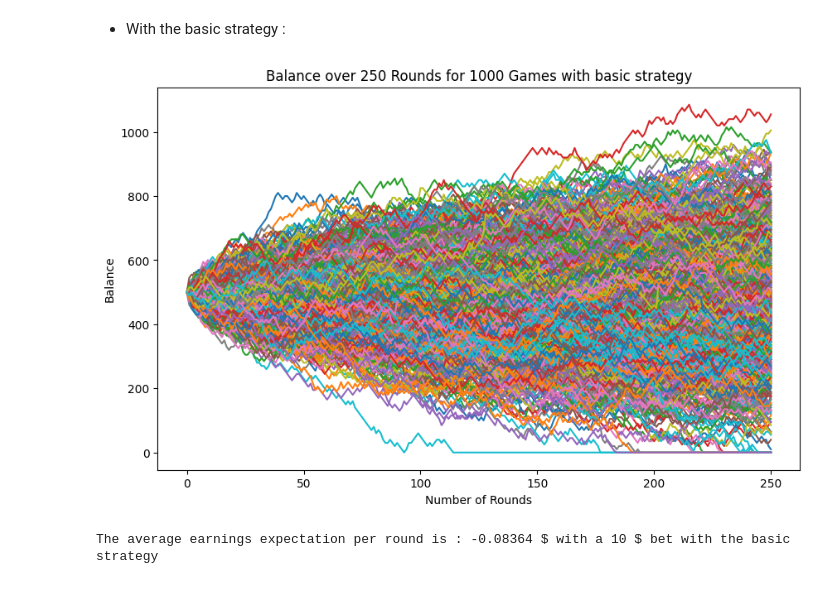
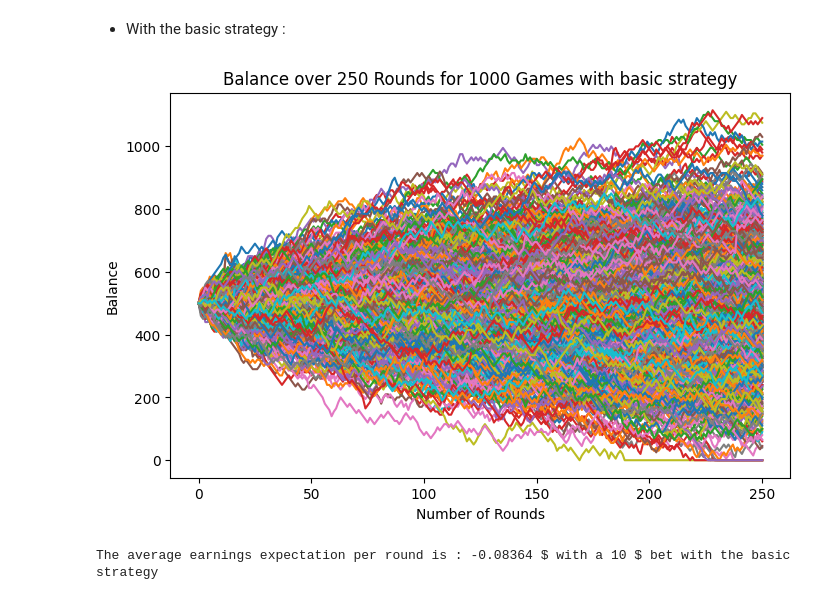
Before and after one commit to Raphael-vnt/Blackjack_monte-carlo, a Jupyter notebook: monte_carlo_simulation.ipynb, the cells around one changed output. Cells and saved outputs as stored; diff of their text form; code cells hidden in the pictures.

Commit message:
correct plot

```diff
--- a/monte_carlo_simulation.ipynb
+++ b/monte_carlo_simulation.ipynb
@@ -122,19 +122,19 @@ the player quickly loses his initial bet with a random strategy by chosing rando
 # %%
 basic_balance_histories, basic_gain_histories, basic_infos = simulate_monte_carlo(
     basic_strategy, initial_balance=500, num_games= 1000, num_rounds_per_game=250
 )
 
-plt.figure(figsize=(10, 6))
+plt.figure(figsize=(8, 5))
 
 for i, balance_history in enumerate(basic_balance_histories):
     plt.plot(balance_history, label=f'Game {i+1}')
 
 plt.xlabel('Number of Rounds')
 plt.ylabel('Balance')
 plt.title('Balance over 250 Rounds for 1000 Games with basic strategy')
 plt.show()
 # %% [output]
-[figure, old version]
+[figure, new version]
 # %%
 gains_array = np.array(basic_gain_histories)
 
```
Also changed, not shown: parts of 1 cell of this notebook.
